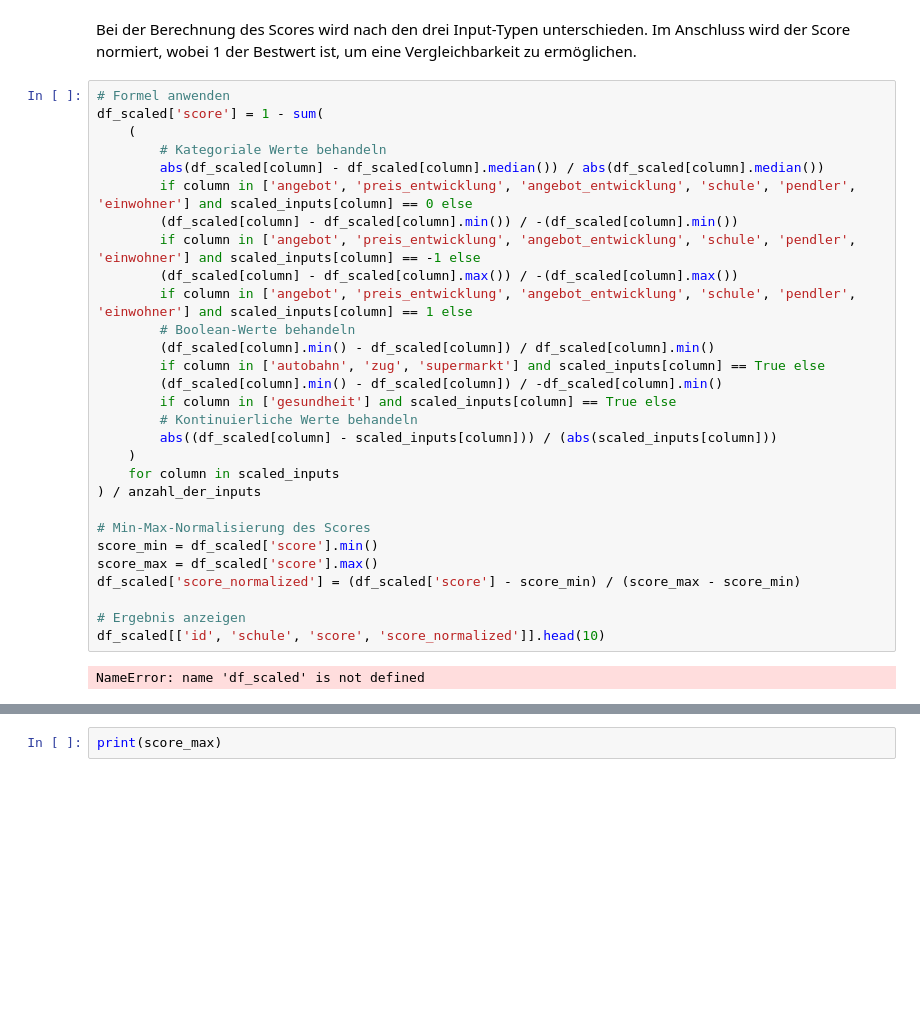
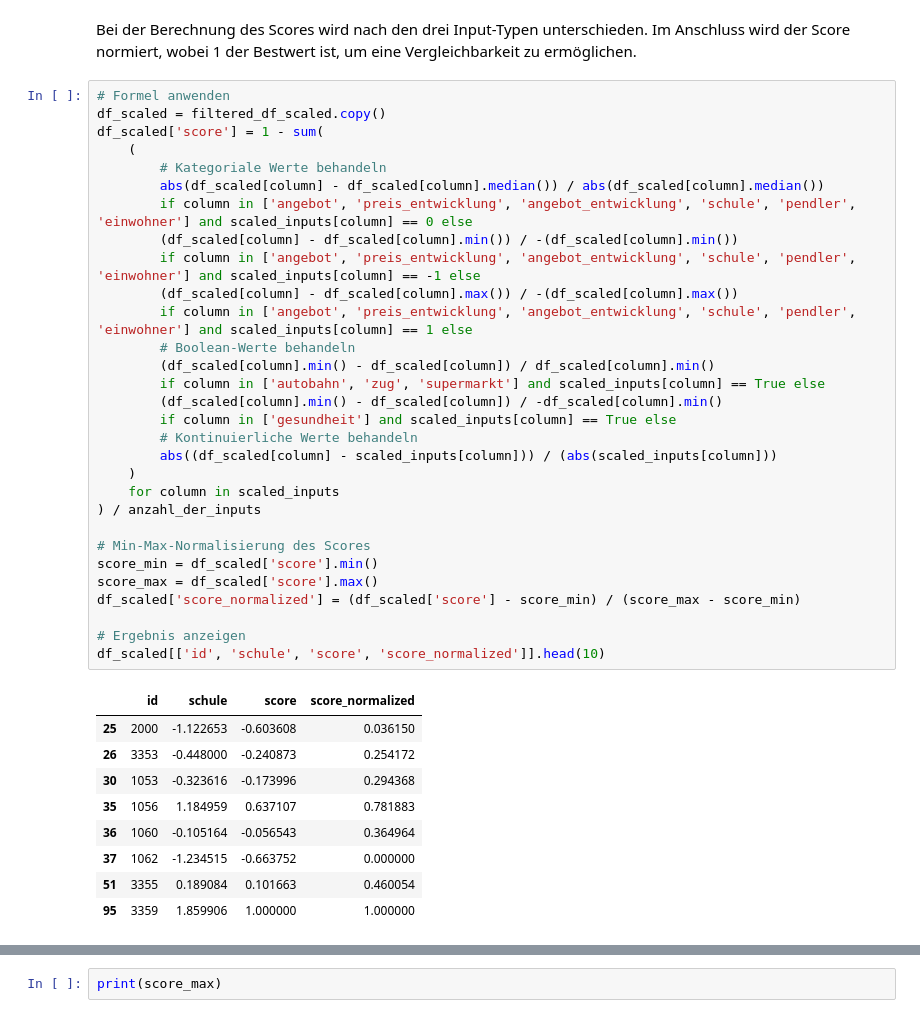
Before and after one commit to HalukaMB/hb-speckguertel-review, a Jupyter notebook: script_changed.ipynb, the cells around one changed output, grey strips where cells are left out. Drawn from its saved outputs; the diff is of its cells as text; blank space fills up the shorter version.

```diff
--- a/script_changed.ipynb
+++ b/script_changed.ipynb
@@ -457,33 +442,42 @@ schule: 1
 Bei der Berechnung des Scores wird nach den drei Input-Typen unterschieden. Im Anschluss wird der Score normiert, wobei 1 der Bestwert ist, um eine Vergleichbarkeit zu ermöglichen.
 # %%
 # Formel anwenden
+df_scaled = filtered_df_scaled.copy()
 df_scaled['score'] = 1 - sum(
     (
         # Kategoriale Werte behandeln
         abs(df_scaled[column] - df_scaled[column].median()) / abs(df_scaled[column].median())
         if column in ['angebot', 'preis_entwicklung', 'angebot_entwicklung', 'schule', 'pendler', 'einwohner'] and scaled_inputs[column] == 0 else
         (df_scaled[column] - df_scaled[column].min()) / -(df_scaled[column].min())
         if column in ['angebot', 'preis_entwicklung', 'angebot_entwicklung', 'schule', 'pendler', 'einwohner'] and scaled_inputs[column] == -1 else
         (df_scaled[column] - df_scaled[column].max()) / -(df_scaled[column].max())
         if column in ['angebot', 'preis_entwicklung', 'angebot_entwicklung', 'schule', 'pendler', 'einwohner'] and scaled_inputs[column] == 1 else
         # Boolean-Werte behandeln
         (df_scaled[column].min() - df_scaled[column]) / df_scaled[column].min()
         if column in ['autobahn', 'zug', 'supermarkt'] and scaled_inputs[column] == True else
         (df_scaled[column].min() - df_scaled[column]) / -df_scaled[column].min()
         if column in ['gesundheit'] and scaled_inputs[column] == True else
         # Kontinuierliche Werte behandeln
         abs((df_scaled[column] - scaled_inputs[column])) / (abs(scaled_inputs[column]))
     )
     for column in scaled_inputs
 ) / anzahl_der_inputs
 
 # Min-Max-Normalisierung des Scores
 score_min = df_scaled['score'].min()
 score_max = df_scaled['score'].max()
 df_scaled['score_normalized'] = (df_scaled['score'] - score_min) / (score_max - score_min)
 
 # Ergebnis anzeigen
 df_scaled[['id', 'schule', 'score', 'score_normalized']].head(10)
 # %% [output]
-NameError: name 'df_scaled' is not defined
+|  | id | schule | score | score_normalized |
+| 25 | 2000 | -1.122653 | -0.603608 | 0.036150 |
+| 26 | 3353 | -0.448000 | -0.240873 | 0.254172 |
+| 30 | 1053 | -0.323616 | -0.173996 | 0.294368 |
+| 35 | 1056 | 1.184959 | 0.637107 | 0.781883 |
+| 36 | 1060 | -0.105164 | -0.056543 | 0.364964 |
+| 37 | 1062 | -1.234515 | -0.663752 | 0.000000 |
+| 51 | 3355 | 0.189084 | 0.101663 | 0.460054 |
+| 95 | 3359 | 1.859906 | 1.000000 | 1.000000 |
 # %%
```
Also changed, not shown: parts of 3 cells of this notebook, 2 other files.
